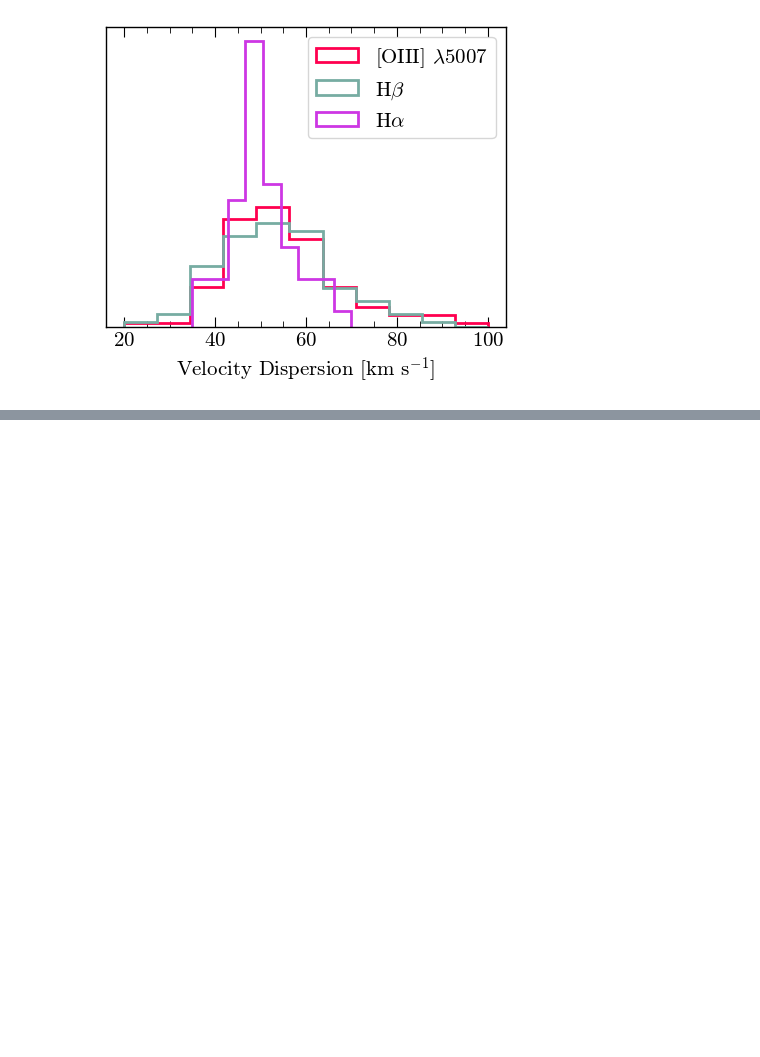
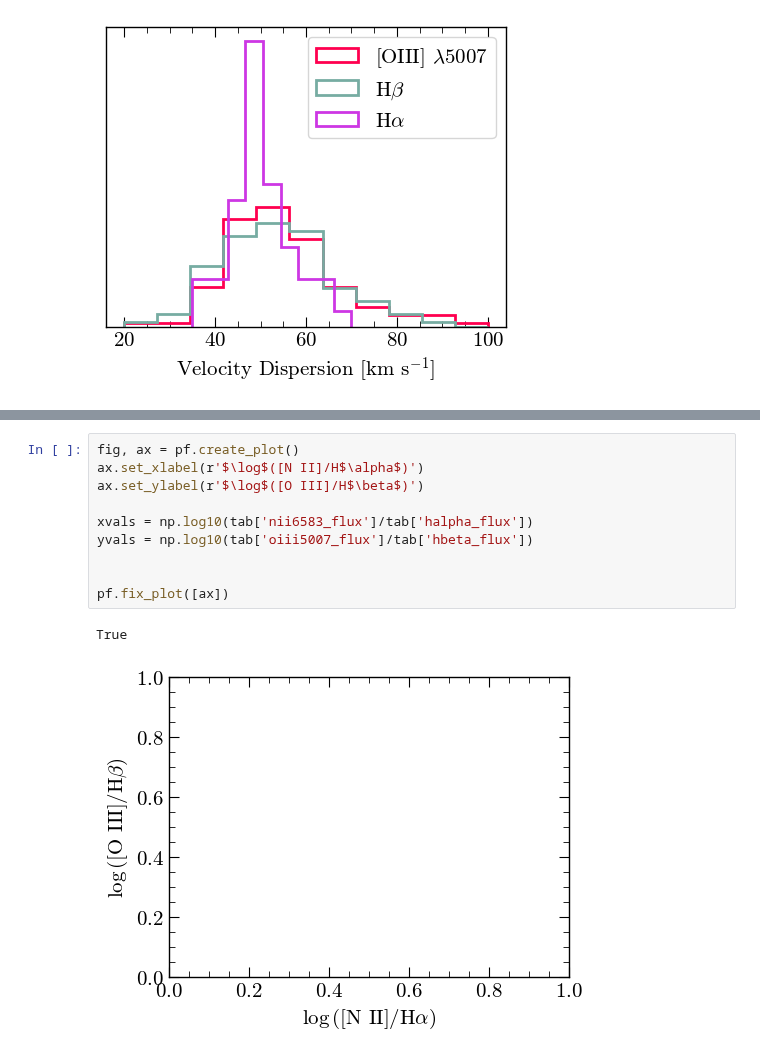
Before and after one commit to 0hardytom/eelgs, a Jupyter notebook: notebooks/week5-6/testnotes.ipynb, the cells around one changed output, grey strips where cells are left out. Cells and saved outputs as stored; diff of their text form; blank space fills up the shorter version.

```diff
--- a/notebooks/week5-6/testnotes.ipynb
+++ b/notebooks/week5-6/testnotes.ipynb
@@ -185,0 +187,13 @@ True
+# %%
+fig, ax = pf.create_plot()
+ax.set_xlabel(r'$\log$([N II]/H$\alpha$)')
+ax.set_ylabel(r'$\log$([O III]/H$\beta$)')
+
+xvals = np.log10(tab['nii6583_flux']/tab['halpha_flux'])
+yvals = np.log10(tab['oiii5007_flux']/tab['hbeta_flux'])
+
+
+pf.fix_plot([ax])
+# %% [output]
+True
+[figure, added]
```
Also changed, not shown: parts of 4 cells of this notebook, 1 other file.
